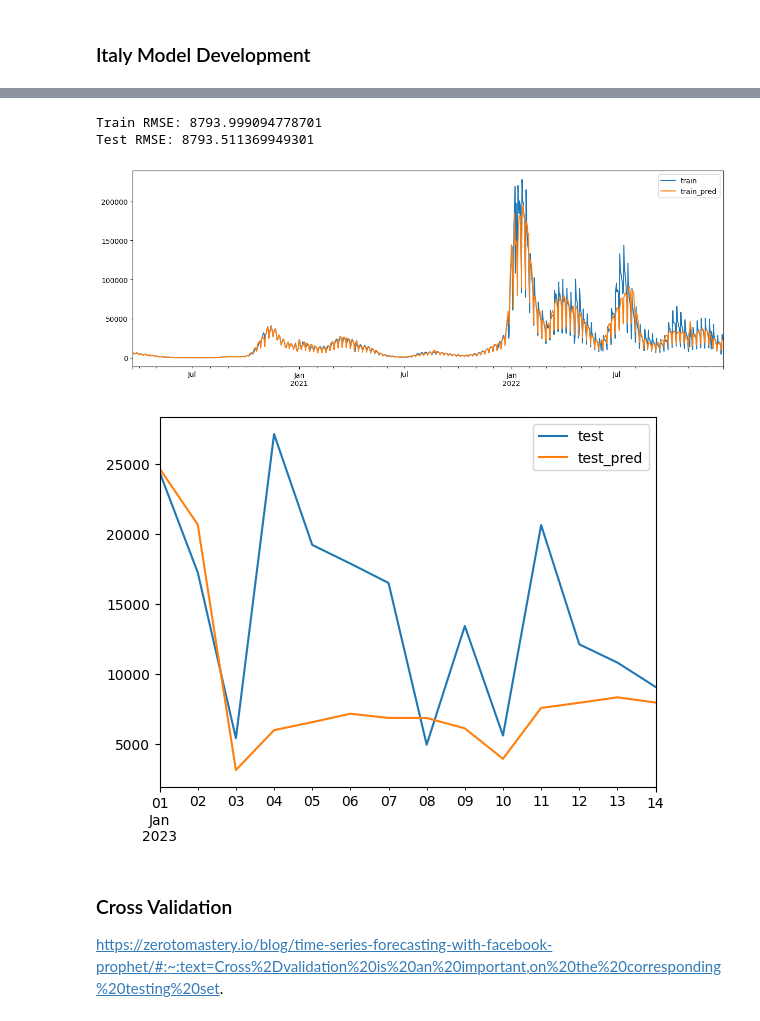
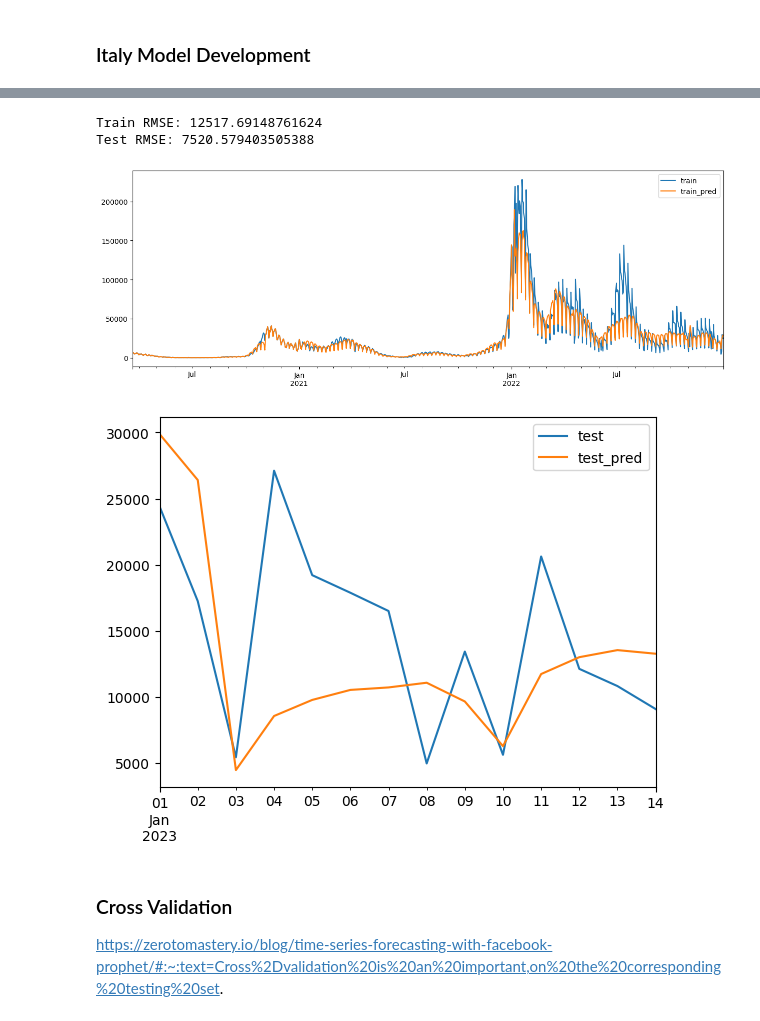
Before and after one commit to FYEH779/Stat-390-Project, a Jupyter notebook: Updated_Prophet_Multiple_Chanel.ipynb, the cells around one changed output, grey strips where cells are left out. Saved outputs shown, nothing was run; the diff lists cells and outputs as text; code cells hidden in the pictures.

```diff
--- a/Updated_Prophet_Multiple_Chanel.ipynb
+++ b/Updated_Prophet_Multiple_Chanel.ipynb
@@ -62,3 +57,6 @@ features_to_include = ['new_deaths', 'reproduction_rate', 'new_tests']
+# %%
+# log tranform new_deaths as it also has right skewed distribution
+data_clean['new_deaths_log'] = np.log(data_clean['new_deaths'])
 # %%
 # account for lockdowns
 from prophet.make_holidays import make_holidays_df
@@ -212,12 +210,16 @@ data_italy.head()
 split_date = '2023-01-01'
 train_italy = data_italy[data_italy['date'] < split_date]
 test_italy = data_italy[data_italy['date'] >= split_date]
+# %%
+# feature selection; see data prep for details
+features_to_include = ['reproduction_rate']
+#, 'new_tests'], 'new_deaths_log'
 # %%
 model_italy = Prophet(
             holidays=holiday_italy,
-            holidays_prior_scale = 0.1,
-            seasonality_prior_scale = 1,
-            changepoint_prior_scale = 10,
+            holidays_prior_scale = 20,
+            seasonality_prior_scale = 5,
+            changepoint_prior_scale = 0.1,
             seasonality_mode = 'additive'
              )
 for col in features_to_include:
@@ -244,7 +246,7 @@ print(f'Test RMSE: {test_rmse_italy}')
-Train RMSE: 8793.999094778701
-Test RMSE: 8793.511369949301
+Train RMSE: 12517.69148761624
+Test RMSE: 7520.579403505388
-[figure, old version]
+[figure, new version]
-[figure, old version]
+[figure, new version]
 # %% [markdown]
 ### Cross Validation
 https://zerotomastery.io/blog/time-series-forecasting-with-facebook-prophet/#:~:text=Cross%2Dvalidation%20is%20an%20important,on%20the%20corresponding%20testing%20set.
```
Also changed, not shown: parts of 8 cells of this notebook, 45 other files.
